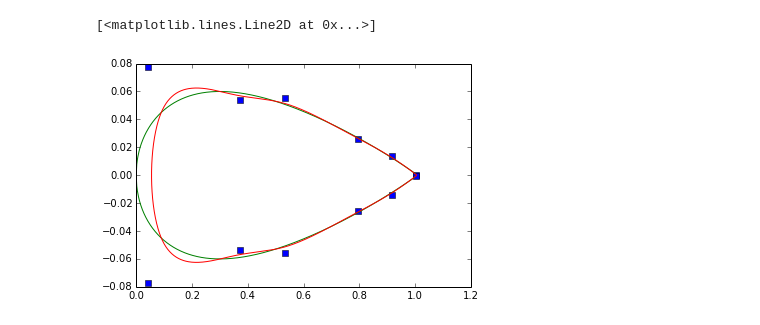
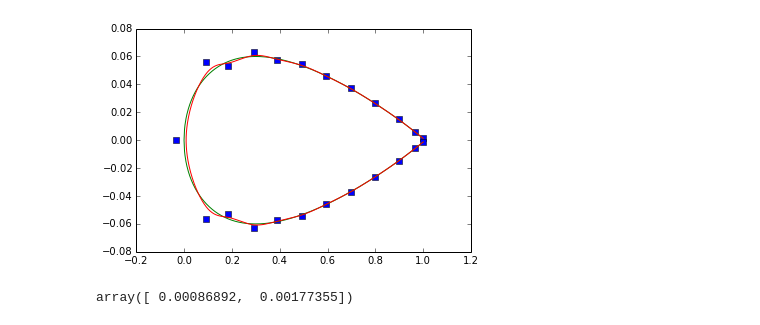
Before and after one commit to iain-peddie/AgileAlgorithmsCourse, a Jupyter notebook: src/BSpline model solution.ipynb, the cells around one changed output. Cells and saved outputs as stored; diff of their text form; code cells hidden in the pictures.

```diff
--- a/src/BSpline model solution.ipynb
+++ b/src/BSpline model solution.ipynb
@@ -16,10 +13,15 @@ The autoreload extension is already loaded. To reload it, use:
 # %%
-knotVector = np.hstack([np.zeros(3), np.linspace(0, 1, 10), np.ones(3)])
+def buildKnotVector(order, numberSpans):
+    return np.hstack([np.zeros(order), np.linspace(0,1,numberSpans+1), np.ones(order)])
+
+numSpans = 20
 order = 3
+knotVector=  buildKnotVector(order, numSpans)
+
 data = CourseExamples.generateExampleData(1)
 dataPoints = data['anticlockwise']
 
-# TODO : chord length and x = (u-1/2)^2
+# TODO :  x = (u-1/2)^2 -> u = 1/2 +- sqrt(x), + for upper surface, - for lower surface
 
 def naiveParameterise(dataPoints):
     return np.linspace(0, 1, dataPoints.shape[0])
@@ -33,25 +35,34 @@ def chordLengthParameterise(dataPoints):
     scaled = unscaled/unscaled[-1]
     return np.array(scaled)
 
-
-
-
-
 parameterise = naiveParameterise
 parameterise = chordLengthParameterise
 # %%
-params = parameterise(dataPoints)
-basisFuncs = SplineAlgorithms.splineBasisFunctions(params, order+1, knotVector)
-fitData = np.linalg.lstsq(basisFuncs, dataPoints)
+def fitSpline(dataPoints, order, knotVector):
+    params = parameterise(dataPoints)
+    basisFuncs = SplineAlgorithms.splineBasisFunctions(params, order+1, knotVector)
+    fitData = np.linalg.lstsq(basisFuncs, dataPoints)
+    return fitData
 
-
+fitData = fitSpline(dataPoints, order, knotVector)
 controlPoints = fitData[0]
 
-predPoints = np.dot(basisFuncs, controlPoints)
+def evaluateSpline(order, knotVector, controlPoints, numPoints):
+    params = np.linspace(0,1,numPoints)
+    basisFuncs = SplineAlgorithms.splineBasisFunctions(params, order+1, knotVector)
+    return np.dot(basisFuncs, controlPoints)
+
+predPoints = evaluateSpline(order, knotVector,controlPoints, 1001)
 # %%
-plot(controlPoints[:, 0], controlPoints[:, 1], 's')
-plot(dataPoints[:, 0], dataPoints[:, 1])
-plot(predPoints[:, 0], predPoints[:, 1])
+def plotSnapshot(controlPoints, dataPoints, predPoints):
+    plot(controlPoints[:, 0], controlPoints[:, 1], 's')
+    plot(dataPoints[:, 0], dataPoints[:, 1], 'g-')
+    plot(predPoints[:, 0], predPoints[:, 1], 'r-')
-# %% [output]
-[<matplotlib.lines.Line2D at 0x...>]
-[figure, removed]
+# %%
+plotSnapshot(controlPoints, dataPoints, predPoints)
+# %% [output]
+[figure, added]
+# %%
+fitData[1]
+# %% [output]
+array([ 0.00086892,  0.00177355])
```
Also changed, not shown: parts of 4 cells of this notebook.
